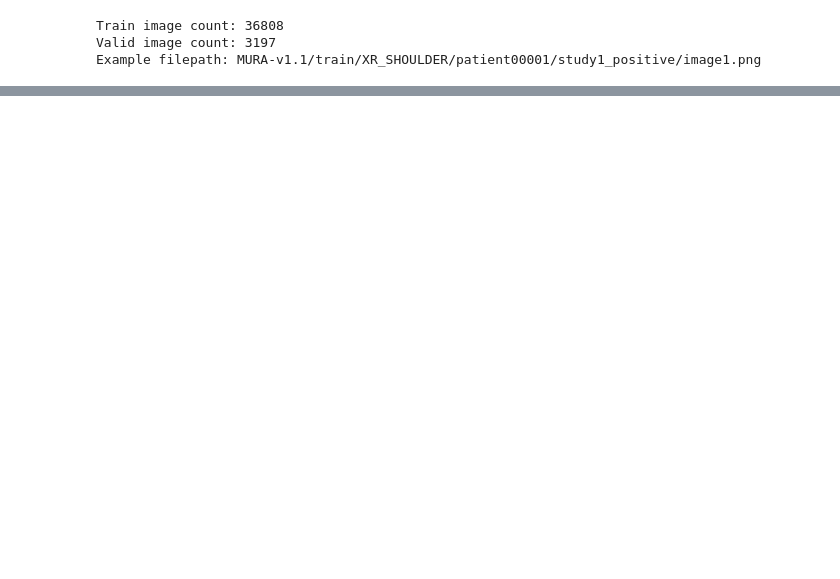
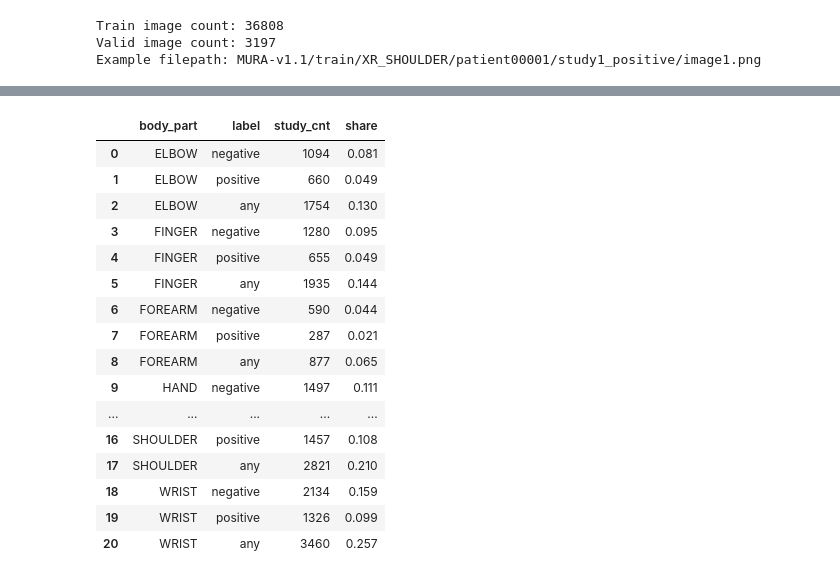
Before and after one commit to k4kTuS/BP_CNN, a Jupyter notebook: src/dataset_preparation.ipynb, the cells around one changed output, grey strips where cells are left out. Drawn from its saved outputs; the diff is of its cells as text; code cells hidden in the pictures; blank space fills up the shorter version.

```diff
--- a/src/dataset_preparation.ipynb
+++ b/src/dataset_preparation.ipynb
@@ -80,0 +83,44 @@ display(detailed_df.head(10))
+# %%
+# Get study counts for each body part
+group1 = detailed_df[['split', 'sp_id', 'body_part', 'label']].groupby(['split', 'sp_id', 'body_part', 'label']).size()
+study_counts = group1.groupby(['split', 'body_part', 'label']).size().to_frame(name = 'study_cnt').reset_index()
+
+# Drop counts for validation set and split column
+study_counts = study_counts[study_counts['split'] == 'train']
+study_counts.drop(columns=['split'], inplace=True)
+
+# Sum of studies
+all_studies = study_counts['study_cnt'].sum()
+
+# Get sum for each body part
+study_sum = study_counts[['body_part', 'study_cnt']].groupby('body_part').sum()
+study_sum = study_sum.reset_index(level=0)
+study_sum['label'] = 'any'
+
+# Add study sum for body parts to dataframe
+study_counts = pd.concat([study_counts, study_sum], ignore_index=True)
+study_counts.sort_values(by=['body_part'], inplace=True)
+study_counts.reset_index(drop=True, inplace=True)
+
+# Calculate portion of all studies
+study_counts['share'] = np.round(study_counts['study_cnt'] / all_studies, decimals=3)
+
+study_counts
+# %% [output]
+|  | body_part | label | study_cnt | share |
+| 0 | ELBOW | negative | 1094 | 0.081 |
+| 1 | ELBOW | positive | 660 | 0.049 |
+| 2 | ELBOW | any | 1754 | 0.130 |
+| 3 | FINGER | negative | 1280 | 0.095 |
+| 4 | FINGER | positive | 655 | 0.049 |
+| 5 | FINGER | any | 1935 | 0.144 |
+| 6 | FOREARM | negative | 590 | 0.044 |
+| 7 | FOREARM | positive | 287 | 0.021 |
+| 8 | FOREARM | any | 877 | 0.065 |
+| 9 | HAND | negative | 1497 | 0.111 |
+| ... | ... | ... | ... | ... |
+| 16 | SHOULDER | positive | 1457 | 0.108 |
+| 17 | SHOULDER | any | 2821 | 0.210 |
+| 18 | WRIST | negative | 2134 | 0.159 |
+| 19 | WRIST | positive | 1326 | 0.099 |
+| 20 | WRIST | any | 3460 | 0.257 |
```
Also changed, not shown: parts of 16 cells of this notebook.
